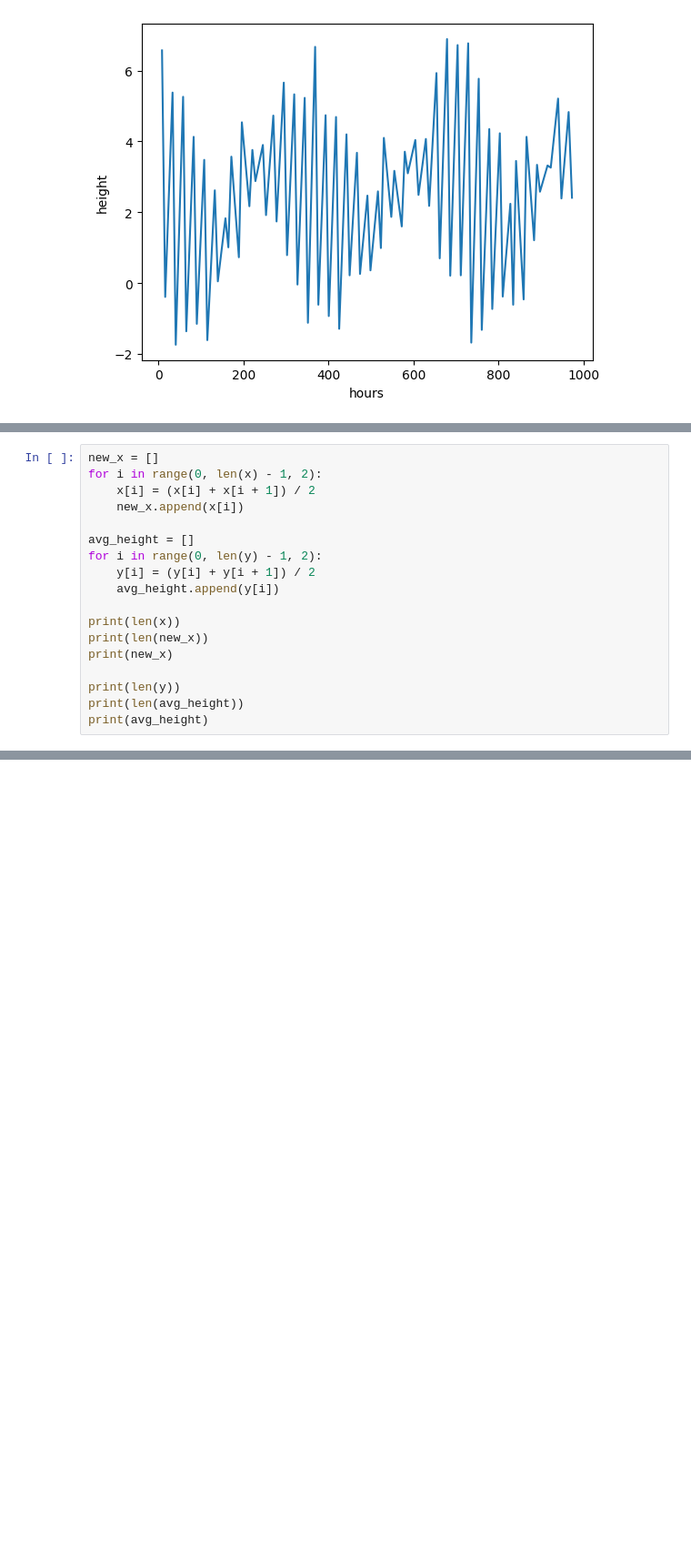
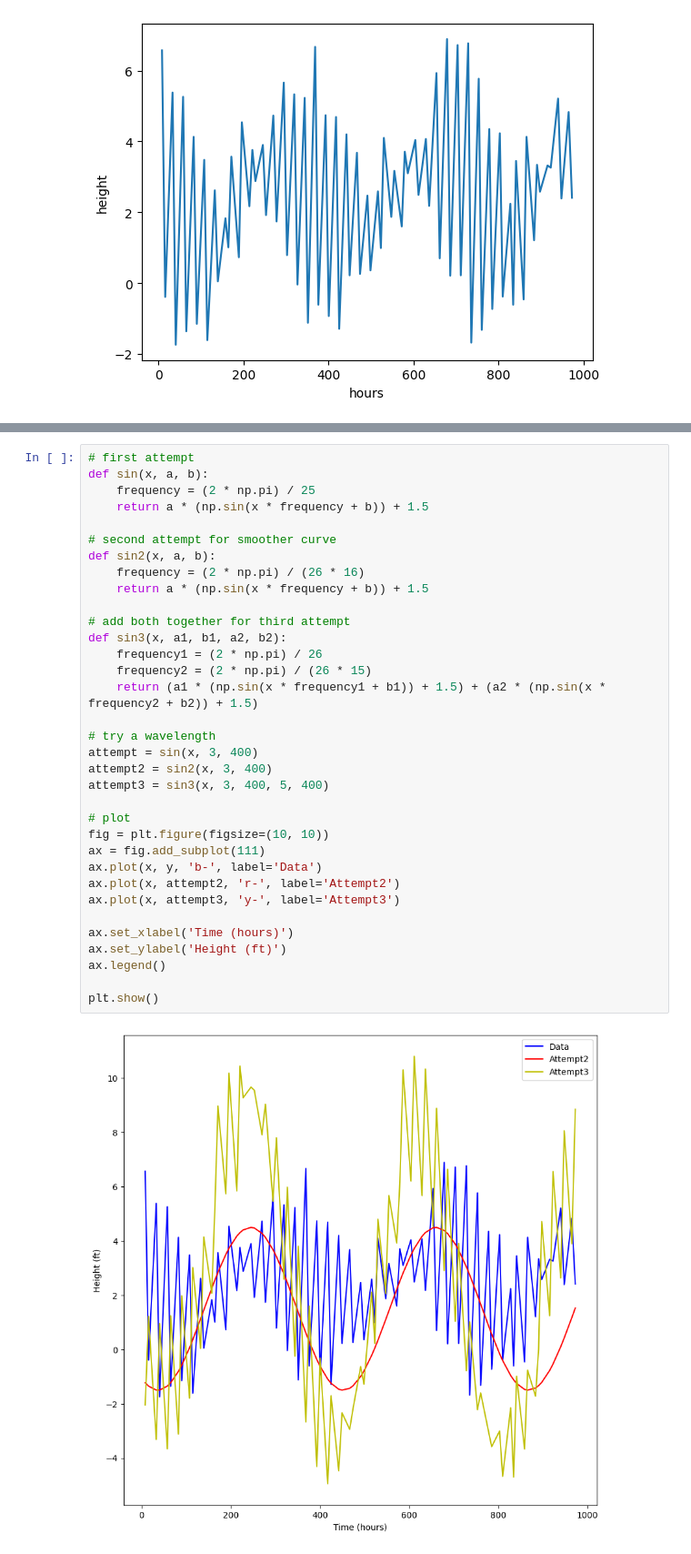
Before and after one commit to Alexis-Valdes/ASTR-Group-Project, a Jupyter notebook: data-plotting.ipynb, the cells around one changed output, grey strips where cells are left out. Shown: that part at 91% size. Saved outputs shown, nothing was run; the diff lists cells and outputs as text; blank space fills up the shorter version.

```diff
--- a/data-plotting.ipynb
+++ b/data-plotting.ipynb
@@ -79,18 +62,0 @@ plt.show()
-# %%
-new_x = []
-for i in range(0, len(x) - 1, 2):
-    x[i] = (x[i] + x[i + 1]) / 2
-    new_x.append(x[i])
-
-avg_height = []
-for i in range(0, len(y) - 1, 2):
-    y[i] = (y[i] + y[i + 1]) / 2
-    avg_height.append(y[i])
-
-print(len(x))
-print(len(new_x))
-print(new_x)
-
-print(len(y))
-print(len(avg_height))
-print(avg_height)
@@ -122,0 +63,36 @@ plt.show()
+# %%
+# first attempt
+def sin(x, a, b):
+    frequency = (2 * np.pi) / 25
+    return a * (np.sin(x * frequency + b)) + 1.5
+
+# second attempt for smoother curve
+def sin2(x, a, b):
+    frequency = (2 * np.pi) / (26 * 16)
+    return a * (np.sin(x * frequency + b)) + 1.5
+
+# add both together for third attempt
+def sin3(x, a1, b1, a2, b2):
+    frequency1 = (2 * np.pi) / 26
+    frequency2 = (2 * np.pi) / (26 * 15)
+    return (a1 * (np.sin(x * frequency1 + b1)) + 1.5) + (a2 * (np.sin(x * frequency2 + b2)) + 1.5)
+
+# try a wavelength
+attempt = sin(x, 3, 400)
+attempt2 = sin2(x, 3, 400)
+attempt3 = sin3(x, 3, 400, 5, 400)
+
+# plot
+fig = plt.figure(figsize=(10, 10))
+ax = fig.add_subplot(111)
+ax.plot(x, y, 'b-', label='Data')
+ax.plot(x, attempt2, 'r-', label='Attempt2')
+ax.plot(x, attempt3, 'y-', label='Attempt3')
+
+ax.set_xlabel('Time (hours)')
+ax.set_ylabel('Height (ft)')
+ax.legend()
+
+plt.show()
+# %% [output]
+[figure, added]
```
Also changed, not shown: parts of 7 cells of this notebook.
